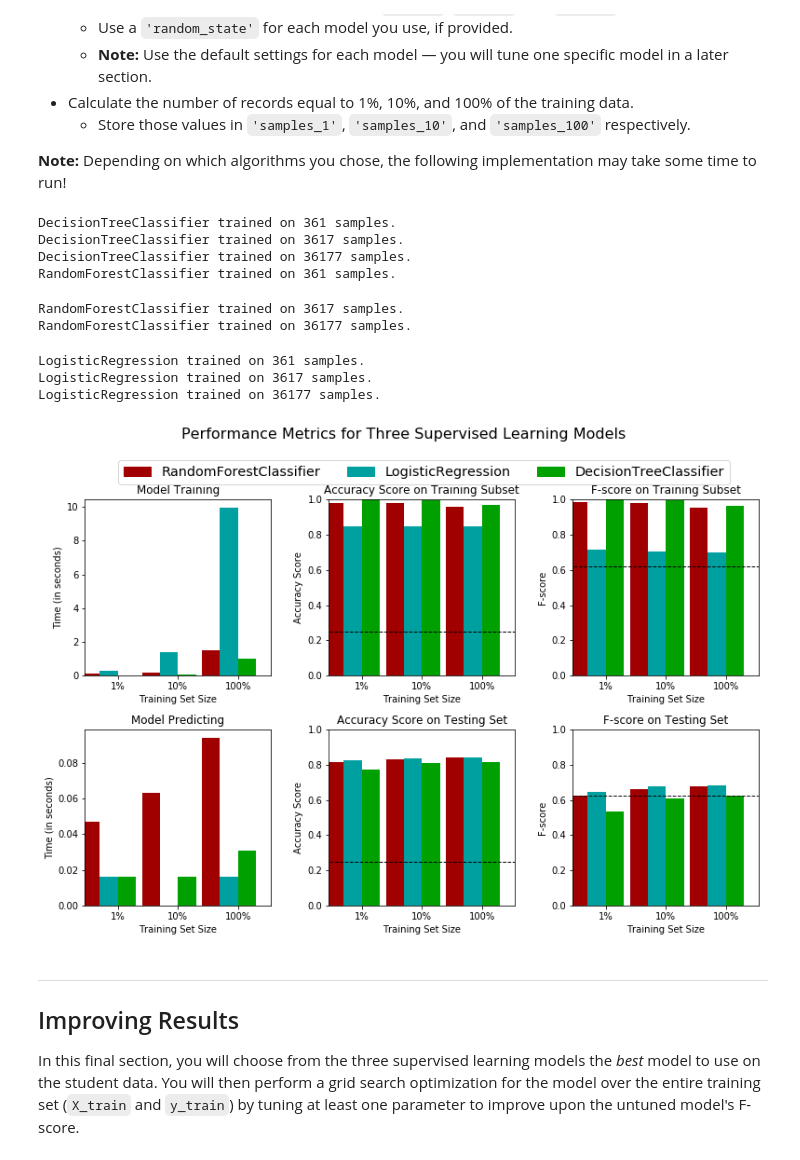
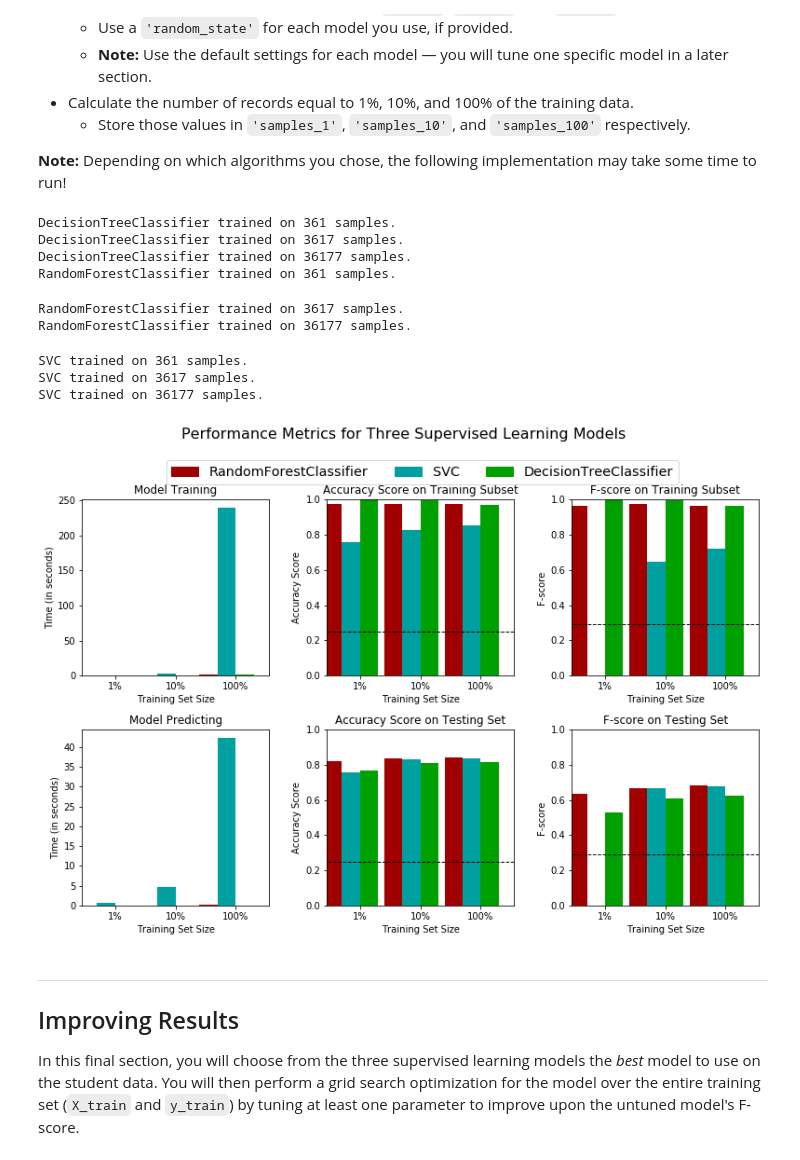
Before and after one commit to m00nd00r/Finding-Donors, a Jupyter notebook: finding_donors.ipynb, the cells around one changed output. Drawn from its saved outputs; the diff is of its cells as text; code cells hidden in the pictures.

```diff
--- a/finding_donors.ipynb
+++ b/finding_donors.ipynb
@@ -258,8 +251,8 @@ TN = 0
 FP = income.count() - TP
 FN = 0
 accuracy = (TP + TN)/float(n_records)
-recall = TP/float(TP + FP)
-precision = TP/float(TP + FN)
+recall = TP/float(TP + FN)
+precision = TP/float(TP + FP)
 
 # TODO: Calculate F-score using the formula above for beta = 0.5 and correct values for precision and recall.
 b = 0.5
@@ -389,41 +382,43 @@ from sklearn.tree import DecisionTreeClassifier, export_graphviz
 from sklearn.ensemble import RandomForestClassifier
 from sklearn.svm import SVC
 from sklearn.linear_model import LogisticRegression
+from sklearn.naive_bayes import GaussianNB
 # TODO: Initialize the three models
 clf_A = DecisionTreeClassifier()
 clf_B = RandomForestClassifier()
-clf_C = LogisticRegression(solver='saga', multi_class='ovr', n_jobs=-1)
-#clf_C = SVC()
+#clf_C = LogisticRegression()
+clf_C = SVC()
+#clf_C = GaussianNB()
 
 # TODO: Calculate the number of samples for 1%, 10%, and 100% of the training data
 # HINT: samples_100 is the entire training set i.e. len(y_train)
 # HINT: samples_10 is 10% of samples_100
 # HINT: samples_1 is 1% of samples_100
 samples_100 = len(y_train)
 samples_10 = int(0.1*samples_100)
 samples_1 = int(0.01*samples_100)
 
 # Collect results on the learners
 results = {}
 for clf in [clf_A, clf_B, clf_C]:
     clf_name = clf.__class__.__name__
     results[clf_name] = {}
     for i, samples in enumerate([samples_1, samples_10, samples_100]):
         results[clf_name][i] = train_predict(clf, samples, X_train, y_train, X_test, y_test)
 
 # Run metrics visualization for the three supervised learning models chosen
 vs.evaluate(results, accuracy, fscore)
 # %% [output]
 DecisionTreeClassifier trained on 361 samples.
 DecisionTreeClassifier trained on 3617 samples.
 DecisionTreeClassifier trained on 36177 samples.
 RandomForestClassifier trained on 361 samples.
 RandomForestClassifier trained on 3617 samples.
 RandomForestClassifier trained on 36177 samples.
-LogisticRegression trained on 361 samples.
-LogisticRegression trained on 3617 samples.
-LogisticRegression trained on 36177 samples.
+SVC trained on 361 samples.
+SVC trained on 3617 samples.
+SVC trained on 36177 samples.
-[figure, old version]
+[figure, new version]
 # %% [markdown]
 ----
 ## Improving Results
```
Also changed, not shown: parts of 16 cells of this notebook, 1 other file.
